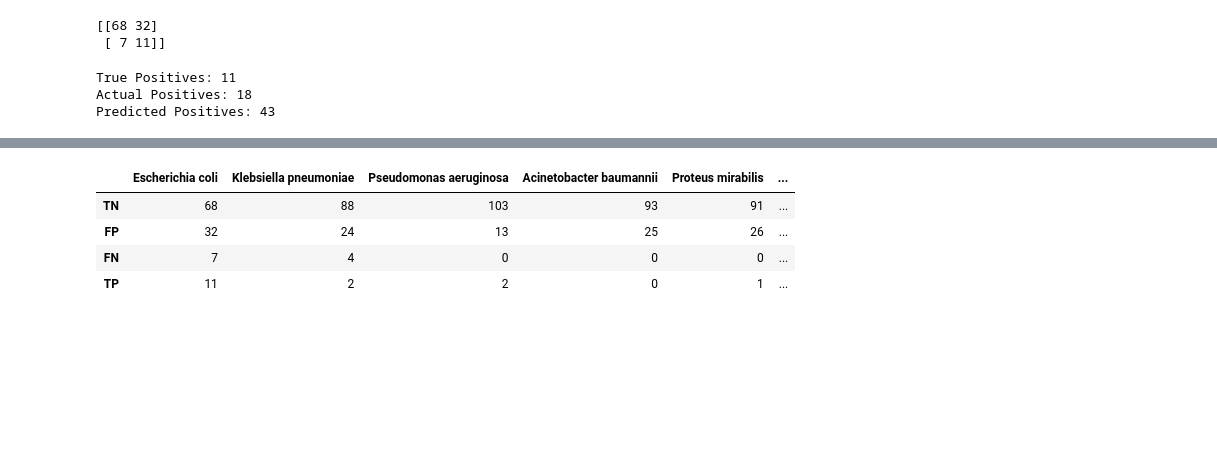
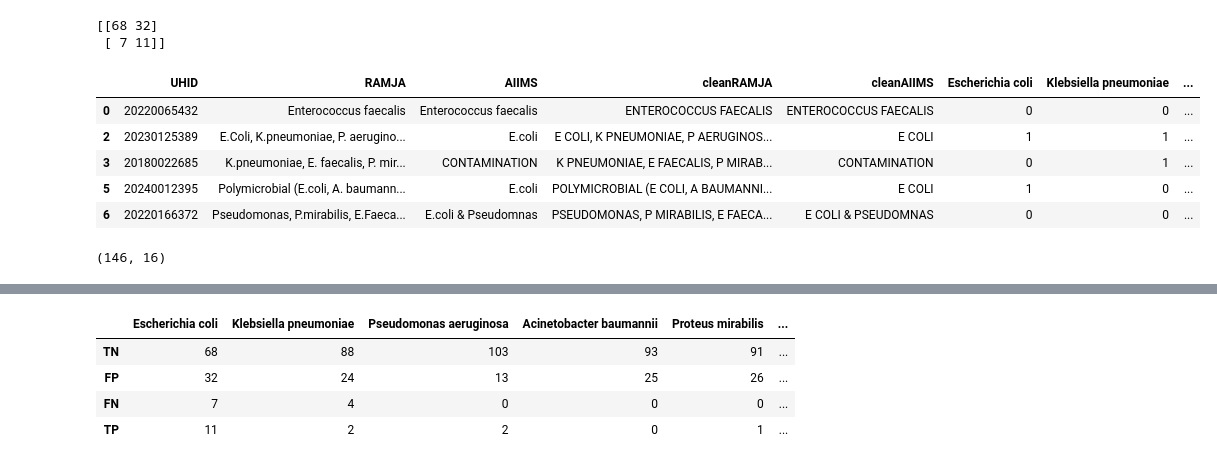
Before and after one commit to neeliit/DiagnosticsPy, a Jupyter notebook: comparision.ipynb, the cells around one changed output, grey strips where cells are left out. Cells and saved outputs as stored; diff of their text form; code cells hidden in the pictures; blank space fills up the shorter version.

```diff
--- a/comparision.ipynb
+++ b/comparision.ipynb
@@ -140,2 +128,3 @@ array([[88, 40],
 # %%
-datanonnull = data.dropna(subset=['RAMJA','AIIMS'])
+df_R_nonnull = df_R.dropna(subset=['RAMJA','AIIMS'])
+df_R_nonnull.shape
@@ -168,16 +164,4 @@ print(cm)
 # %% [output]
 [[68 32]
  [ 7 11]]
-# %%
-true_positives = cm[1, 1]
-actual_positives = sum(y_true == 1)
-predicted_positives = sum(y_pred == 1)
-
-print(f"True Positives: {true_positives}")
-print(f"Actual Positives: {actual_positives}")
-print(f"Predicted Positives: {predicted_positives}")
-# %% [output]
-True Positives: 11
-Actual Positives: 18
-Predicted Positives: 43
 # %%
@@ -184,0 +169,13 @@ common_nonnull = datanonnull.shape[0]
+# %%
+df_R_nonnull.head()
+# %% [output]
+|  | UHID | RAMJA | AIIMS | cleanRAMJA | cleanAIIMS | Escherichia coli | Klebsiella pneumoniae | ... |
+| 0 | 20220065432 | Enterococcus faecalis | Enterococcus faecalis | ENTEROCOCCUS FAECALIS | ENTEROCOCCUS FAECALIS | 0 | 0 | ... |
+| 2 | 20230125389 | E.Coli, K.pneumoniae, P. aerugino... | E.coli | E COLI, K PNEUMONIAE, P AERUGINOS... | E COLI | 1 | 1 | ... |
+| 3 | 20180022685 | K.pneumoniae, E. faecalis, P. mir... | CONTAMINATION | K PNEUMONIAE, E FAECALIS, P MIRAB... | CONTAMINATION | 0 | 1 | ... |
+| 5 | 20240012395 | Polymicrobial (E.coli, A. baumann... | E.coli | POLYMICROBIAL (E COLI, A BAUMANNI... | E COLI | 1 | 0 | ... |
+| 6 | 20220166372 | Pseudomonas, P.mirabilis, E.Faeca... | E.coli & Pseudomnas | PSEUDOMONAS, P MIRABILIS, E FAECA... | E COLI & PSEUDOMNAS | 0 | 0 | ... |
+# %%
+df_R.shape
+# %% [output]
+(146, 16)
```
Also changed, not shown: parts of 36 cells of this notebook.
